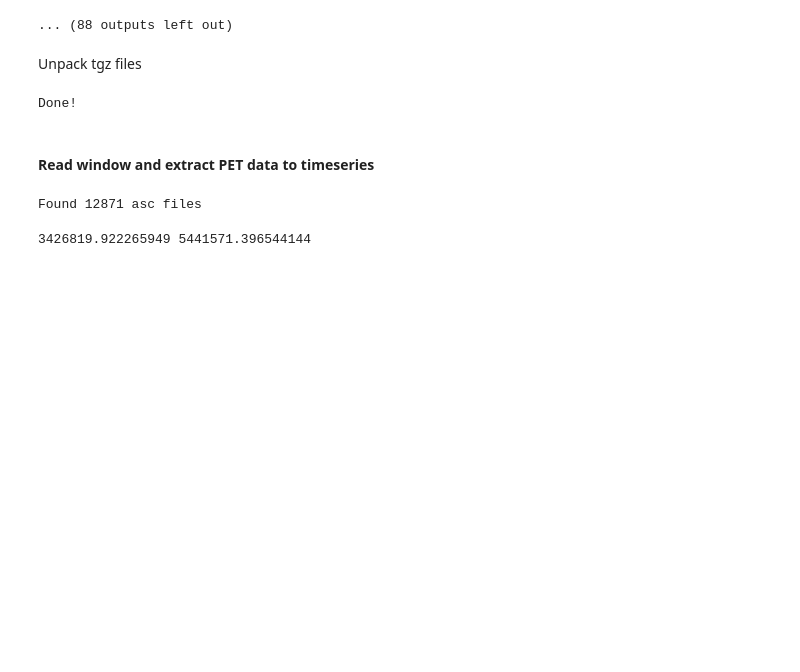
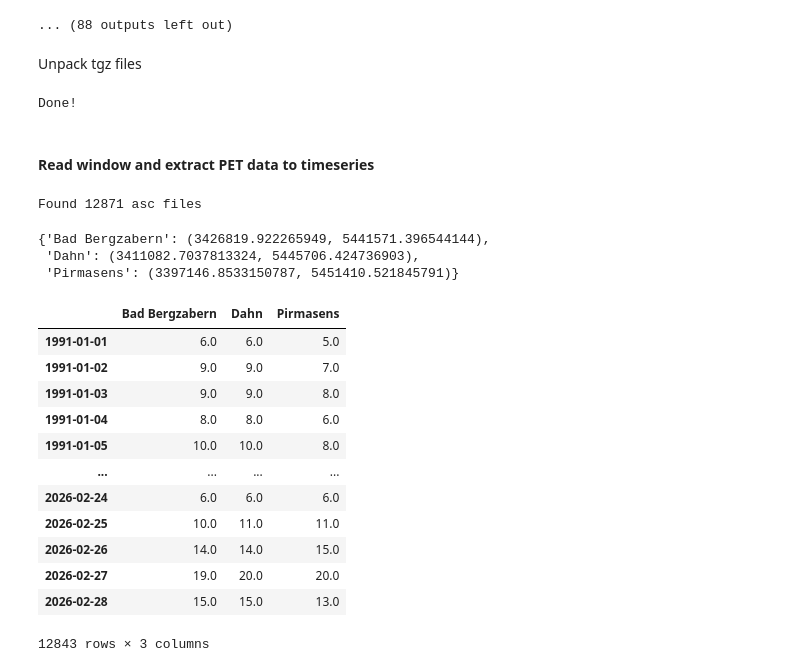
Before and after one commit to danielsehr/pred-Q-ueich, a Jupyter notebook: download_pet_asc.ipynb, the cells around one changed output. Drawn from its saved outputs; the diff is of its cells as text; code cells hidden in the pictures; blank space fills up the shorter version.

```diff
--- a/download_pet_asc.ipynb
+++ b/download_pet_asc.ipynb
@@ -96,13 +98,36 @@ print(f"Found {len(pet_paths)} asc files")
 # %% [output]
 Found 12871 asc files
 # %%
-# Take one locations coord to extract PET to a time series
+# Transform to EPSG 31467, Gauss-Krueger Zone 3
+transformer = Transformer.from_crs("EPSG:4326", "EPSG:31467", always_xy=True)
+
 # ESPG 4326 (WGS84)
-lon, lat = 7.9967, 49.1070
+locations_4326 = {
+    "Bad Bergzabern": (7.9967, 49.1070),
+    "Dahn": (7.7803, 49.1421),
+    "Pirmasens": (7.5879, 49.1912),
+}
 
-# Transofrm to EPSG 31467, Gauss-Krueger Zone 3
-transformer = Transformer.from_crs("EPSG:4326", "EPSG:31467", always_xy=True)
-x, y = transformer.transform(lon, lat)
-print(x, y)
+locations_31467 = {}
+
+for key, (lon, lat) in locations_4326.items():
+    x, y = transformer.transform(lon, lat)
+
+    locations_31467[key] = (x, y)
+
+locations_31467
+
+with rasterio.open(pet_paths[0]) as src:
+    transform = src.window_transform(window)
+
+
+# Get pixel position as lut
+pixel_lut = {
+    loc: rowcol(transform, x, y)
+    for loc, (x, y) in locations_31467.items()
+}
+pixel_lut
 # %% [output]
-3426819.922265949 5441571.396544144
+{'Bad Bergzabern': (3426819.922265949, 5441571.396544144),
+ 'Dahn': (3411082.7037813324, 5445706.424736903),
+ 'Pirmasens': (3397146.8533150787, 5451410.521845791)}
@@ -109,3 +176,24 @@ print(x, y)
+# %%
+output_dir = root / "pet"
+output_dir.mkdir(parents=True, exist_ok=True)
+output_path = output_dir / "all_pet.csv"
+pet_dataframe.to_csv(output_path, sep=",", header=True, index=True)
+# %%
+pd.read_csv(output_path, sep=",", header=0, index_col=0)
+# %% [output]
+|  | Bad Bergzabern | Dahn | Pirmasens |
+| 1991-01-01 | 6.0 | 6.0 | 5.0 |
+| 1991-01-02 | 9.0 | 9.0 | 7.0 |
+| 1991-01-03 | 9.0 | 9.0 | 8.0 |
+| 1991-01-04 | 8.0 | 8.0 | 6.0 |
+| 1991-01-05 | 10.0 | 10.0 | 8.0 |
+| ... | ... | ... | ... |
+| 2026-02-24 | 6.0 | 6.0 | 6.0 |
+| 2026-02-25 | 10.0 | 11.0 | 11.0 |
+| 2026-02-26 | 14.0 | 14.0 | 15.0 |
+| 2026-02-27 | 19.0 | 20.0 | 20.0 |
+| 2026-02-28 | 15.0 | 15.0 | 13.0 |
+12843 rows × 3 columns
 # %%
 # Window to read
 window = Window(
```
Also changed, not shown: parts of 4 cells of this notebook.
